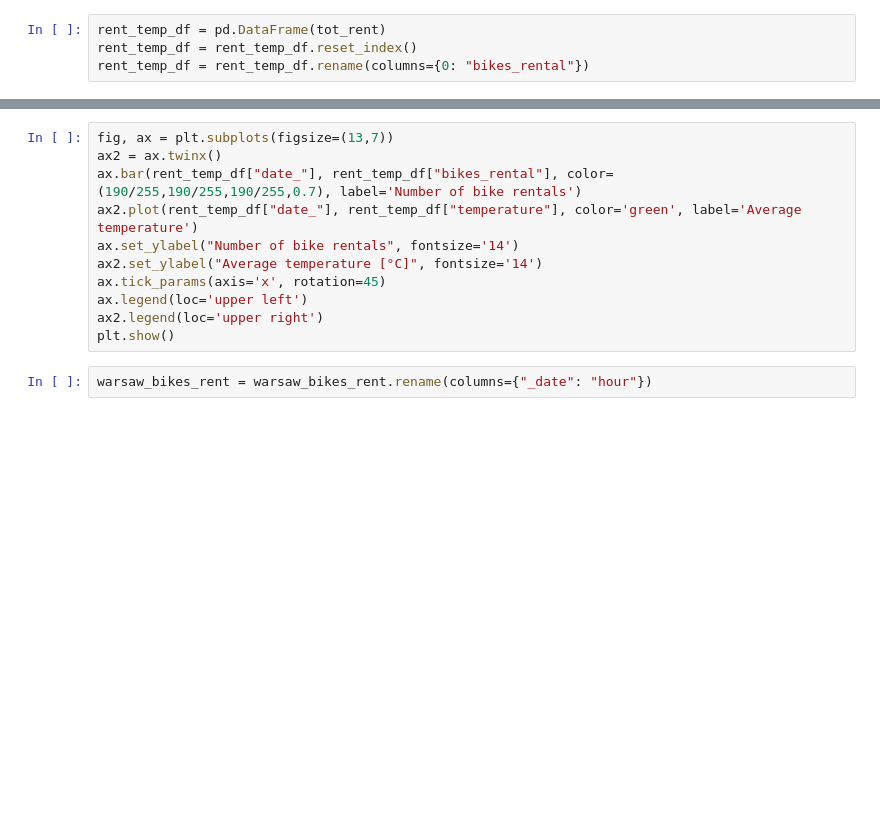
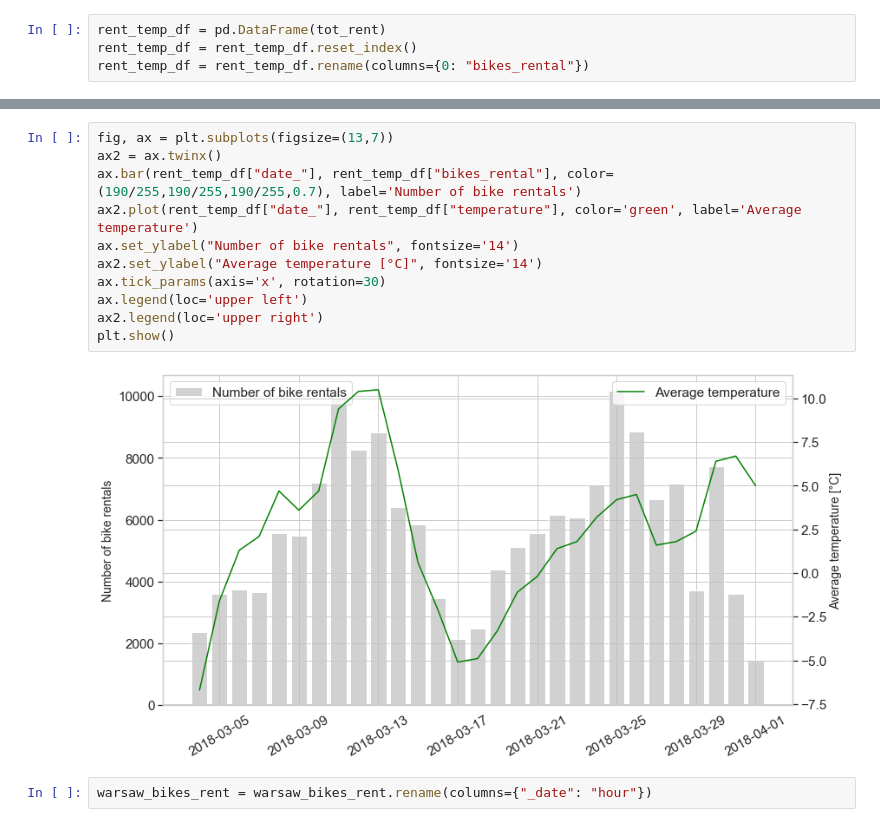
Before and after one commit to piekarsky/Exploratory-Data-Analysis-of-Bike-Sharing-Systems-in-Warsaw, a Jupyter notebook: source.ipynb, the cells around one changed output, grey strips where cells are left out. Cells and saved outputs as stored; diff of their text form; blank space fills up the shorter version.

```diff
--- a/source.ipynb
+++ b/source.ipynb
@@ -622,14 +677,16 @@ rent_temp_df["date_"]
 # %%
 fig, ax = plt.subplots(figsize=(13,7))
 ax2 = ax.twinx()
 ax.bar(rent_temp_df["date_"], rent_temp_df["bikes_rental"], color=(190/255,190/255,190/255,0.7), label='Number of bike rentals')
 ax2.plot(rent_temp_df["date_"], rent_temp_df["temperature"], color='green', label='Average temperature')
 ax.set_ylabel("Number of bike rentals", fontsize='14')
 ax2.set_ylabel("Average temperature [°C]", fontsize='14')
-ax.tick_params(axis='x', rotation=45)
+ax.tick_params(axis='x', rotation=30)
 ax.legend(loc='upper left')
 ax2.legend(loc='upper right')
 plt.show()
+# %% [output]
+[figure, added]
 # %%
 warsaw_bikes_rent = warsaw_bikes_rent.rename(columns={"_date": "hour"})
 # %%
```
Also changed, not shown: parts of 29 cells of this notebook.
